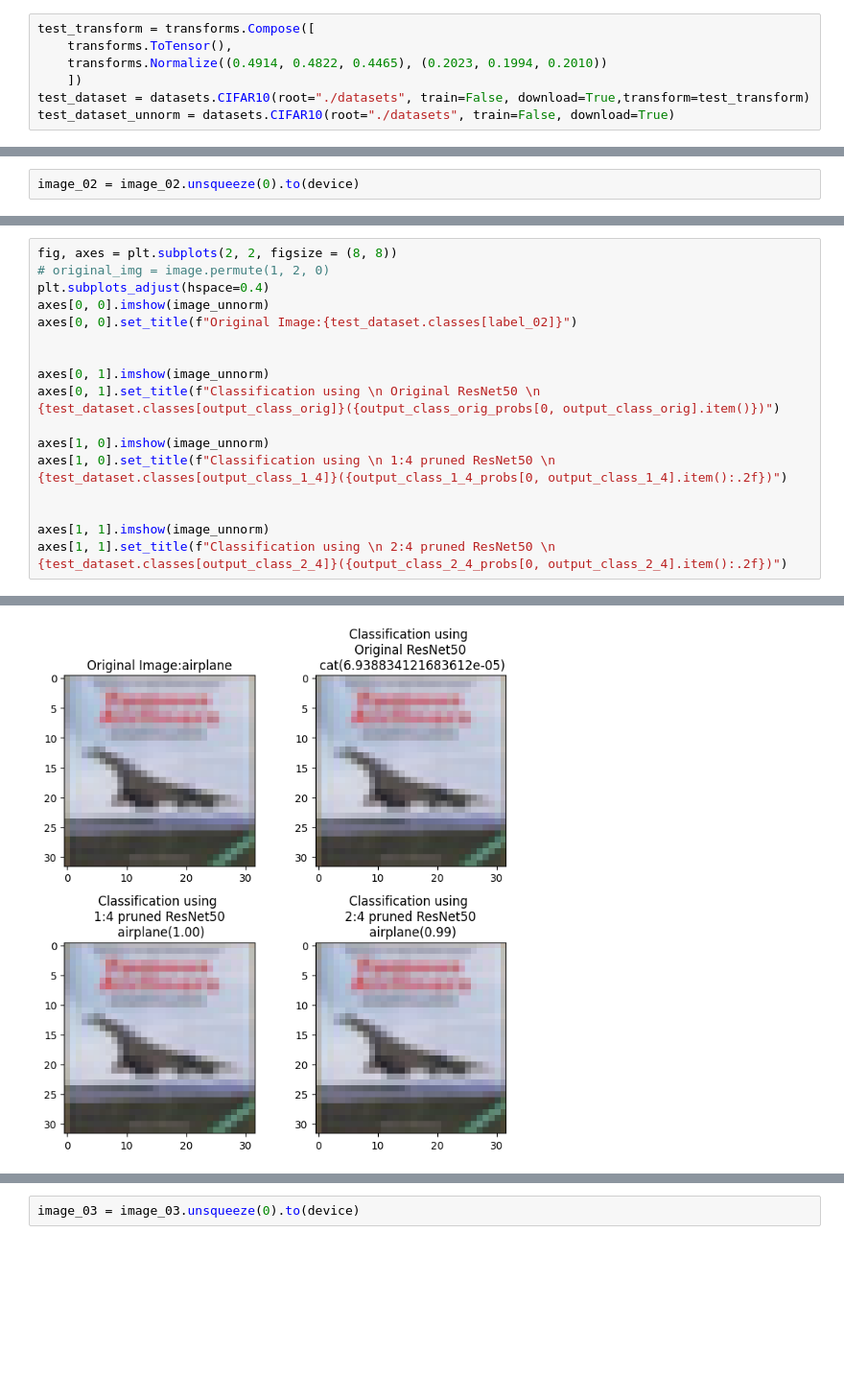
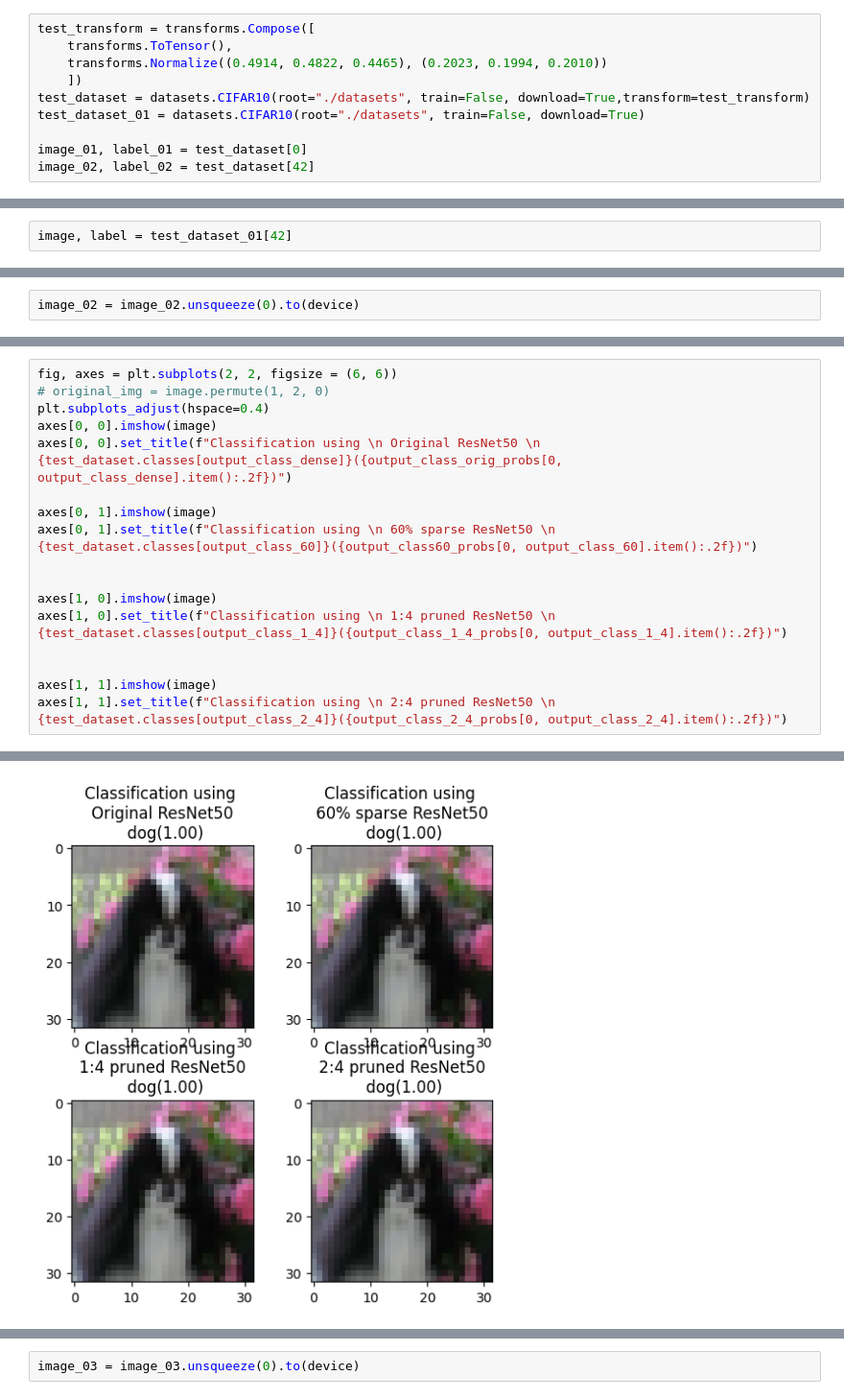
Before and after one commit to Hr15h1/SNOWS, a Jupyter notebook: CNN_pruning/model_qa.ipynb, the cells around one changed output, grey strips where cells are left out. Shown at 96% size. Saved outputs shown, nothing was run; the diff lists cells and outputs as text; blank space fills up the shorter version.

```diff
--- a/CNN_pruning/model_qa.ipynb
+++ b/CNN_pruning/model_qa.ipynb
@@ -20,4 +20,7 @@ test_transform = transforms.Compose([
     transforms.Normalize((0.4914, 0.4822, 0.4465), (0.2023, 0.1994, 0.2010))
     ])
 test_dataset = datasets.CIFAR10(root="./datasets", train=False, download=True,transform=test_transform)
-test_dataset_unnorm = datasets.CIFAR10(root="./datasets", train=False, download=True)
+test_dataset_01 = datasets.CIFAR10(root="./datasets", train=False, download=True)
+
+image_01, label_01 = test_dataset[0]
+image_02, label_02 = test_dataset[42]
@@ -170,3 +157,5 @@ image_unnorm, label_unnorm = test_dataset_unnorm[3]
+# %%
+image, label = test_dataset_01[42]
 # %%
 pruned1_4resnet50_path = torch.load("./Pruned_models/resnet50_cifar10_SNOWS_1:4_k=40_model.pth", map_location=device)
 pruned2_4resnet50_path = torch.load("./Pruned_models/resnet50_cifar10_SNOWS_2:4_k=40_model.pth", map_location=device)
@@ -239,18 +244,18 @@ output_class_2_4_probs = F.softmax(output2_4, dim=1)
 # %%
-fig, axes = plt.subplots(2, 2, figsize = (8, 8))
+fig, axes = plt.subplots(2, 2, figsize = (6, 6))
 # original_img = image.permute(1, 2, 0)
 plt.subplots_adjust(hspace=0.4)
-axes[0, 0].imshow(image_unnorm)
-axes[0, 0].set_title(f"Original Image:{test_dataset.classes[label_02]}")
+axes[0, 0].imshow(image)
+axes[0, 0].set_title(f"Classification using \n Original ResNet50 \n {test_dataset.classes[output_class_dense]}({output_class_orig_probs[0, output_class_dense].item():.2f})")
+
+axes[0, 1].imshow(image)
+axes[0, 1].set_title(f"Classification using \n 60% sparse ResNet50 \n {test_dataset.classes[output_class_60]}({output_class60_probs[0, output_class_60].item():.2f})")
 
 
-axes[0, 1].imshow(image_unnorm)
-axes[0, 1].set_title(f"Classification using \n Original ResNet50 \n {test_dataset.classes[output_class_orig]}({output_class_orig_probs[0, output_class_orig].item()})")
-
-axes[1, 0].imshow(image_unnorm)
+axes[1, 0].imshow(image)
 axes[1, 0].set_title(f"Classification using \n 1:4 pruned ResNet50 \n {test_dataset.classes[output_class_1_4]}({output_class_1_4_probs[0, output_class_1_4].item():.2f})")
 
 
-axes[1, 1].imshow(image_unnorm)
+axes[1, 1].imshow(image)
 axes[1, 1].set_title(f"Classification using \n 2:4 pruned ResNet50 \n {test_dataset.classes[output_class_2_4]}({output_class_2_4_probs[0, output_class_2_4].item():.2f})")
 # %% [output]
@@ -258,4 +263,4 @@ Text(0.5, 1.0, 'Classification using \n 2:4 pruned ResNet50 \n airplane(0.99)')
-[figure, old version]
+[figure, new version]
 # %%
 test_transform = transforms.Compose([
     transforms.ToTensor(),
```
Also changed, not shown: parts of 30 cells of this notebook, 1 other file.
